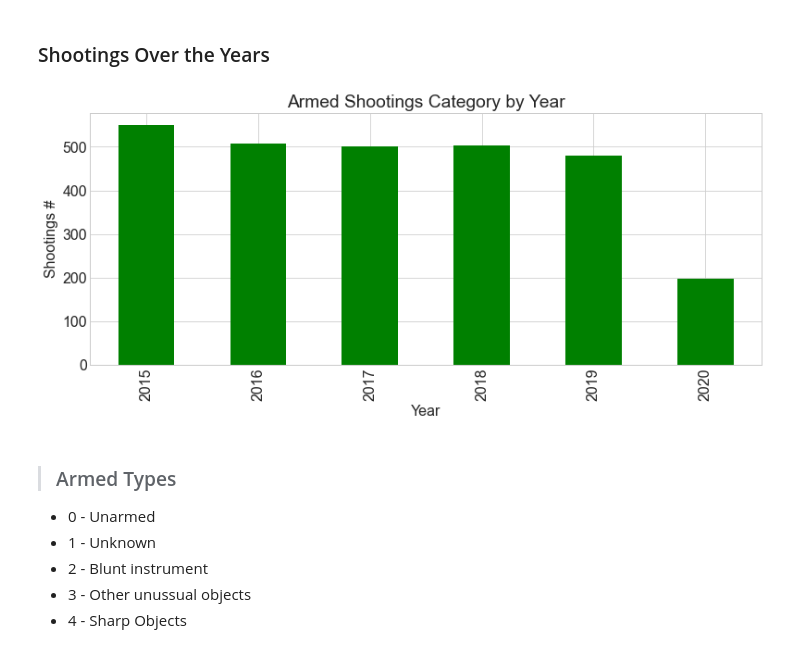
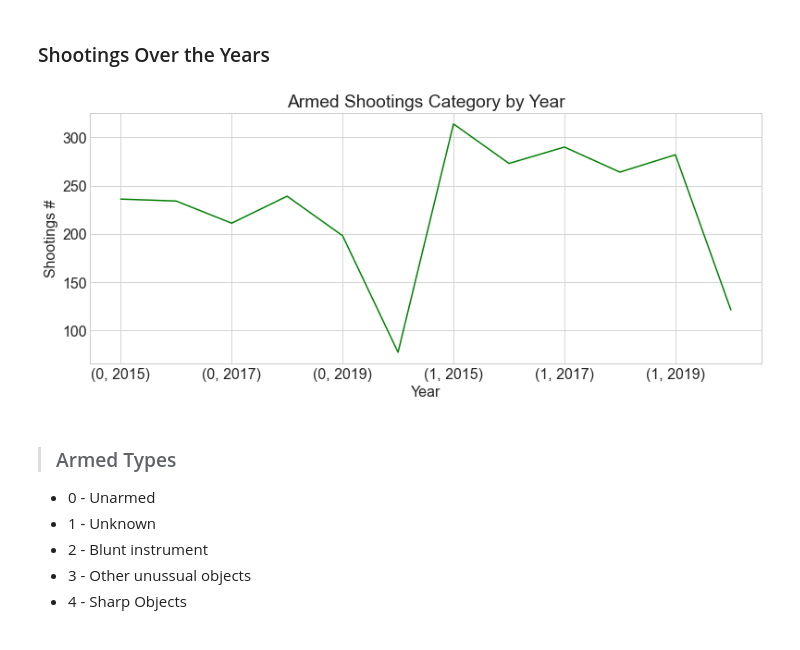
Before and after one commit to stephenkipkurui/codeup-individual-project, a Jupyter notebook: explore.ipynb, the cells around one changed output. Saved outputs shown, nothing was run; the diff lists cells and outputs as text; code cells hidden in the pictures.

```diff
--- a/explore.ipynb
+++ b/explore.ipynb
@@ -277,12 +277,12 @@ plt.show()
 # %% [markdown]
 ### Shootings Over the Years
 # %%
-train.groupby(['year'] ).size().plot(kind = 'bar', title = ('Armed Shootings Category by Year'), color = 'green')
+train.groupby(['gun_violence', 'year'] ).size().plot(kind = 'line', title = ('Armed Shootings Category by Year'), color = 'green')
 plt.ylabel('Shootings #')
 plt.xlabel('Year')
 plt.show()
 # %% [output]
-[figure, old version]
+[figure, new version]
 # %% [markdown]
 > ### Armed Types
 
```
Also changed, not shown: parts of 125 cells of this notebook.
